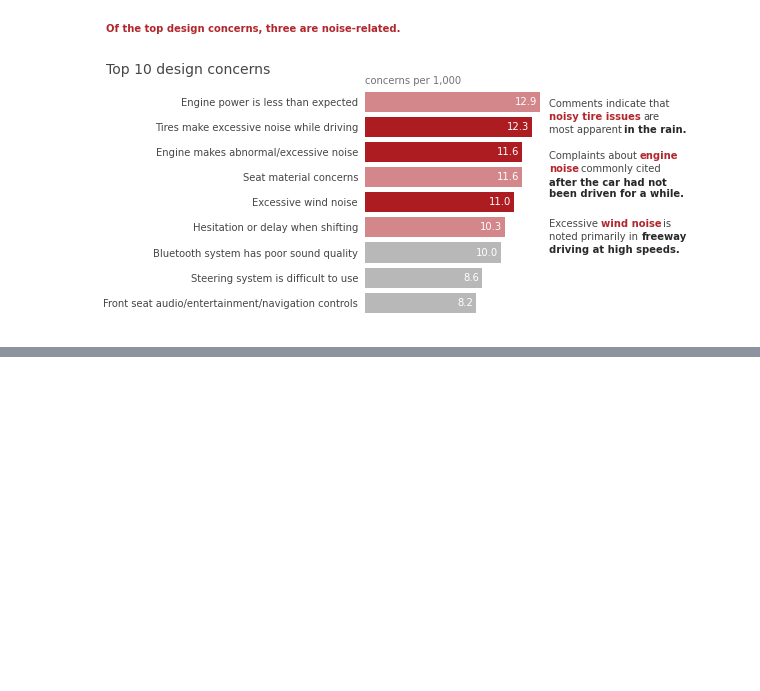
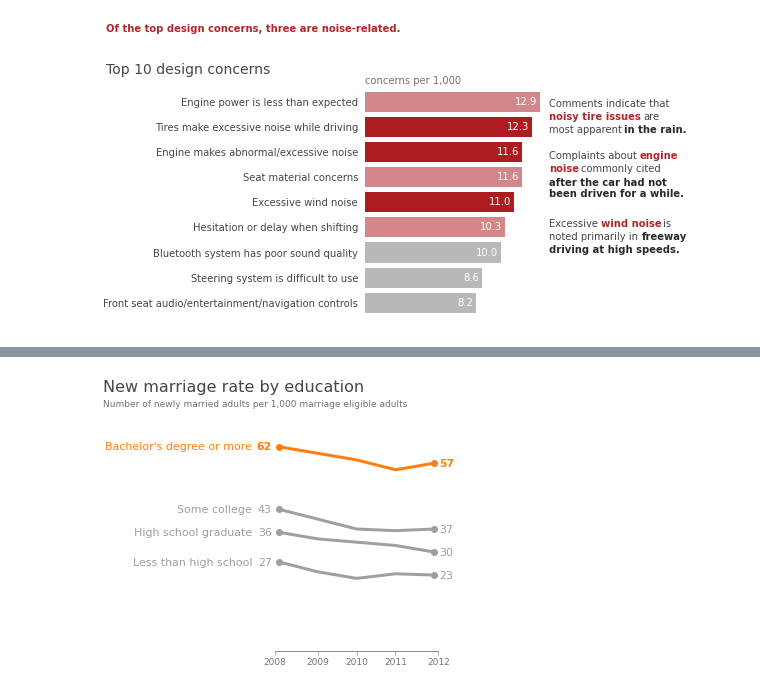
Before and after one commit to amandinhame/data-visualization-cookbook, a Jupyter notebook: matplotlib/storytelling_with_data.ipynb, the cells around one changed output, grey strips where cells are left out. Cells and saved outputs as stored; diff of their text form; code cells hidden in the pictures; blank space fills up the shorter version.

Commit message:
Add highlight important stuff chart

```diff
--- a/matplotlib/storytelling_with_data.ipynb
+++ b/matplotlib/storytelling_with_data.ipynb
@@ -1174,0 +1177,80 @@ plt.show()
+# %%
+import matplotlib.pyplot as plt
+import pandas as pd
+import numpy as np
+
+%matplotlib inline
+
+# Data
+data = pd.DataFrame([['Less than high school', 27, 24, 22, 23.4, 23],
+        ['High school graduate', 36, 34, 33, 32, 30],
+        ['Some college', 43, 40, 37, 36.5, 37],
+        ['Bachelor\'s degree or more', 62, 60, 58, 55, 57]],
+        columns=['category', '2008', '2009', '2010', '2011', '2012'])
+
+# Colors
+palette = {
+    'grey': plt.cm.Greys(120, 1),
+    'dark_grey': plt.cm.Greys(160, 1),
+    'title': plt.cm.Greys(200, 1),
+    'orange': 'tab:orange'
+}
+
+# Plot
+fig, ax = plt.subplots(1, 3, sharey=True, figsize=(6, 4), gridspec_kw={'width_ratios': [4, 4, 1]})
+fig.subplots_adjust(left=0.1, top=0.85, right=0.95, bottom=0.05, wspace=0, hspace=0)
+
+for r in range(data.shape[0]):
+    color = 'orange' if r == 3 else 'grey'
+    weight = 'bold' if r == 3 else 'normal'
+
+    ax[1].plot(data.iloc[r, 1:], color=palette[color], linewidth=3)
+    ax[1].scatter(0, data.iloc[r, 1], color=palette[color])
+    ax[1].scatter(4, data.iloc[r, 5], color=palette[color])
+
+    ax[0].text(0.98, data.iloc[r, 1], data.iloc[r, 1], va='center',
+               ha='right', color=palette[color], size=11, weight=weight)
+    ax[0].text(0.86, data.iloc[r, 1], data.iloc[r, 0], va='center',
+               ha='right', color=palette[color], size=11)
+    ax[2].text(0.02, data.iloc[r, 5], data.iloc[r, 5], va='center', ha='left', color=palette[color],
+               size=11, weight=weight)
+
+# Axes
+for s in ax[0].spines.values():
+    s.set_visible(False)
+
+for s in ax[2].spines.values():
+    s.set_visible(False)
+
+ax[1].spines['top'].set_visible(False)
+ax[1].spines['left'].set_visible(False)
+ax[1].spines['right'].set_visible(False)
+
+ax[1].spines['bottom'].set_color(palette['dark_grey'])
+
+ax[1].set_alpha(0.5)
+
+ax[1].set_xlim(-0.1, 4.1)
+ax[1].set_ylim(0, 70)
+
+ax[1].set_xticks([-0.1, 1, 2, 3, 4.1])
+ax[1].set_xticklabels(data.columns[1:])
+
+ax[1].get_yaxis().set_visible(False)
+
+ax[0].get_xaxis().set_visible(False)
+ax[0].get_yaxis().set_visible(False)
+
+ax[2].get_xaxis().set_visible(False)
+ax[2].get_yaxis().set_visible(False)
+
+ax[1].tick_params(color=palette['grey'], labelcolor=palette['dark_grey'], labelsize=9)
+
+# Text
+fig.text(0.08, 0.95, 'New marriage rate by education', color=palette['title'], size=16)
+fig.text(0.08, 0.9, 'Number of newly married adults per 1,000 marriage eligible adults',
+         color=palette['dark_grey'], size=9)
+
+plt.show()
+# %% [output]
+[figure, added]
```
Also changed, not shown: parts of 3 cells of this notebook.
